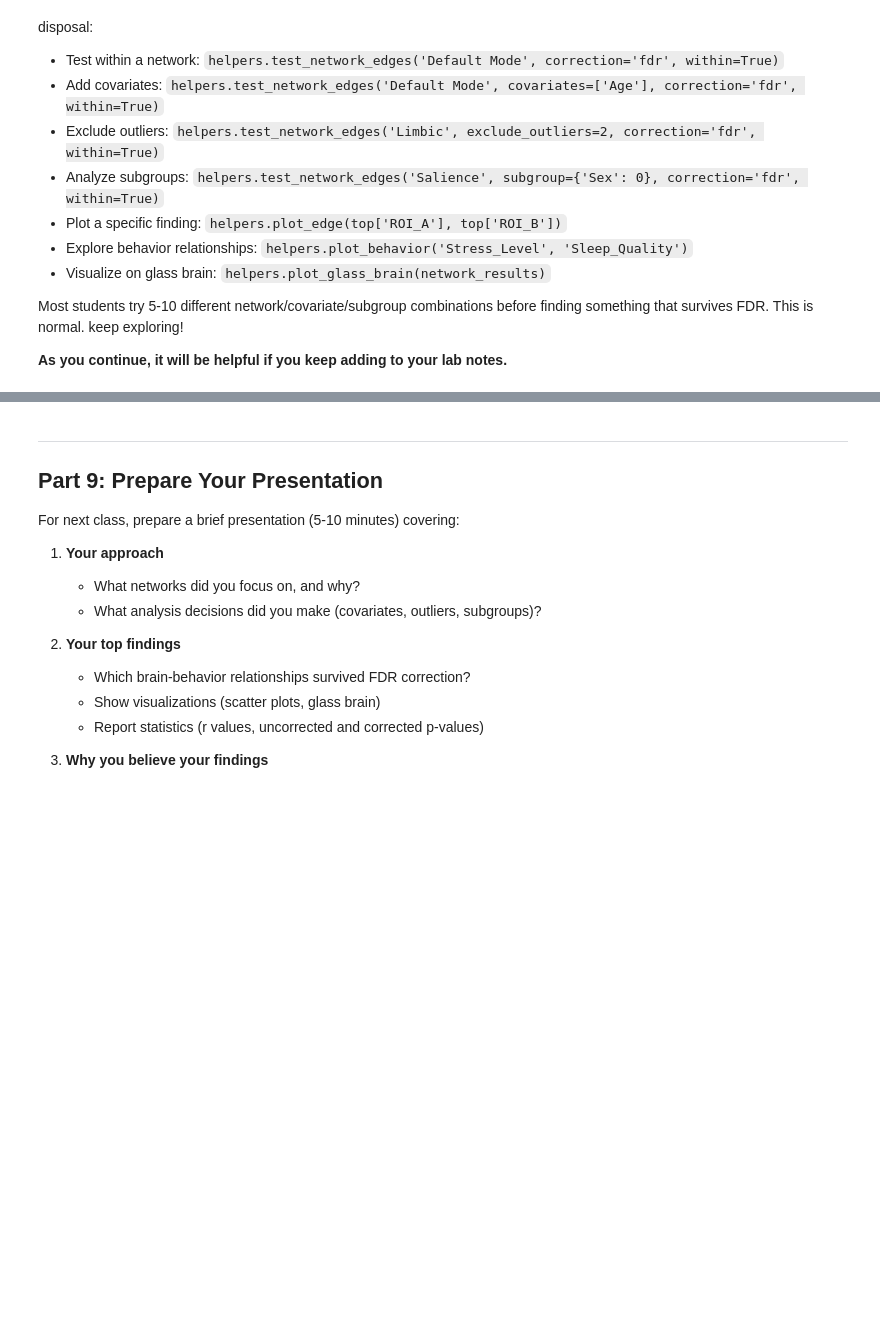
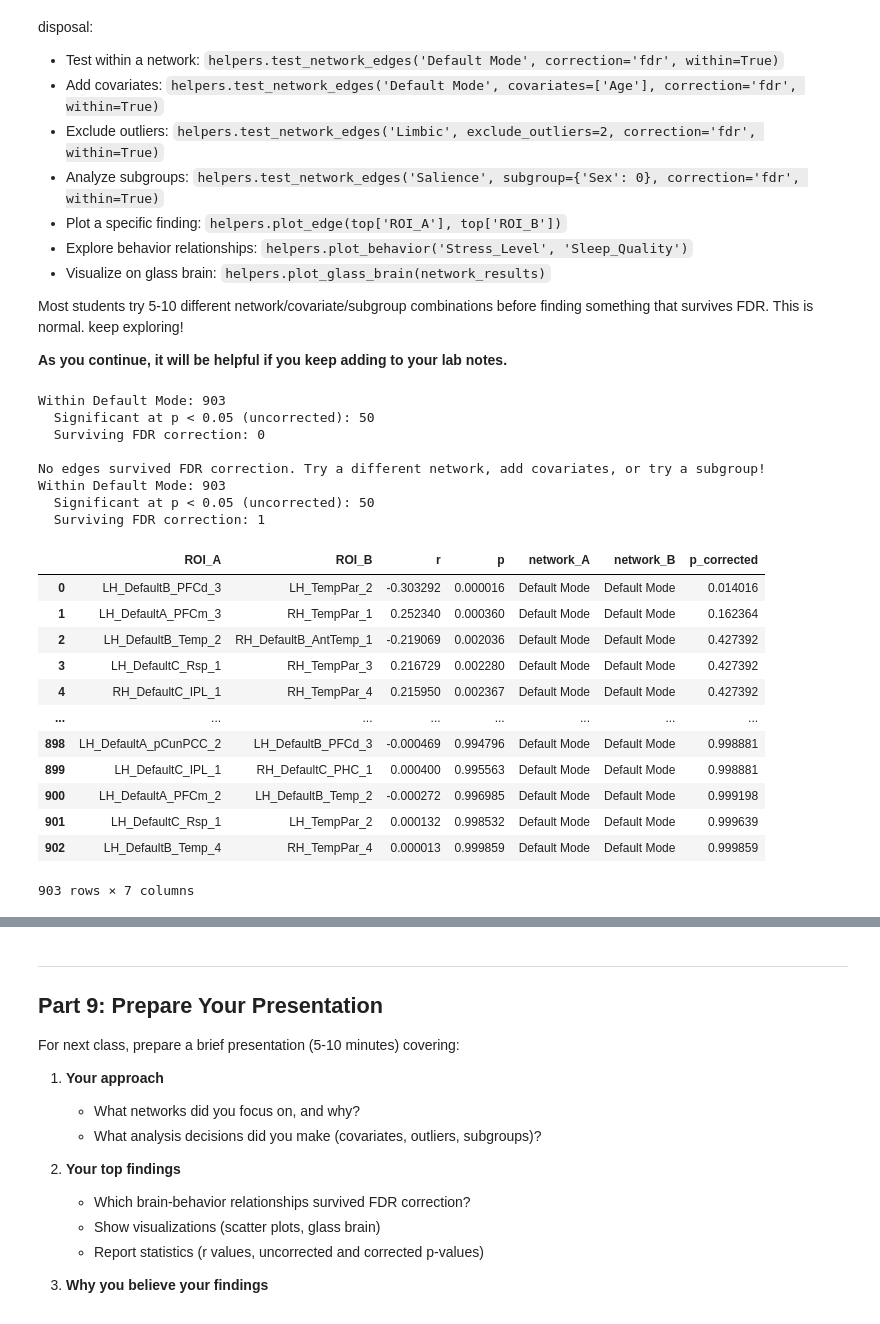
Before and after one commit to cmahlen/python-stats-demo, a Jupyter notebook: Repro_Lab_Exploratory.ipynb, the cells around one changed output, grey strips where cells are left out. Cells and saved outputs as stored; diff of their text form; code cells hidden in the pictures; blank space fills up the shorter version.

```diff
--- a/Repro_Lab_Exploratory.ipynb
+++ b/Repro_Lab_Exploratory.ipynb
@@ -556,21 +797,43 @@ Most students try 5-10 different network/covariate/subgroup combinations before
 # %%
 # Try testing WITHIN a specific network with FDR correction:
 network_results = helpers.test_network_edges('Default Mode', correction='fdr', within=True)
 
 # Show any FDR-corrected significant edges
 fdr_sig = network_results[network_results['p_corrected'] < 0.05]
 if len(fdr_sig) > 0:
     print(f"\n{len(fdr_sig)} edges survived FDR correction!")
     print(fdr_sig[['ROI_A', 'ROI_B', 'r', 'p', 'p_corrected']].to_string())
 else:
     print("\nNo edges survived FDR correction. Try a different network, add covariates, or try a subgroup!")
 
 network_results.head()
 
 # Try other networks or add refinements:
-# helpers.test_network_edges('Salience', correction='fdr', within=True)
+helpers.test_network_edges('Default', correction='fdr', within=True, exclude_outliers=2)
 # helpers.test_network_edges('Subcortical', correction='fdr', within=True)
 # helpers.test_network_edges('Frontoparietal', covariates=['Age'], correction='fdr', within=True)
+# %% [output]
+Within Default Mode: 903
+  Significant at p < 0.05 (uncorrected): 50
+  Surviving FDR correction: 0
+
+No edges survived FDR correction. Try a different network, add covariates, or try a subgroup!
+Within Default Mode: 903
+  Significant at p < 0.05 (uncorrected): 50
+  Surviving FDR correction: 1
+|  | ROI_A | ROI_B | r | p | network_A | network_B | p_corrected |
+| 0 | LH_DefaultB_PFCd_3 | LH_TempPar_2 | -0.303292 | 0.000016 | Default Mode | Default Mode | 0.014016 |
+| 1 | LH_DefaultA_PFCm_3 | RH_TempPar_1 | 0.252340 | 0.000360 | Default Mode | Default Mode | 0.162364 |
+| 2 | LH_DefaultB_Temp_2 | RH_DefaultB_AntTemp_1 | -0.219069 | 0.002036 | Default Mode | Default Mode | 0.427392 |
+| 3 | LH_DefaultC_Rsp_1 | RH_TempPar_3 | 0.216729 | 0.002280 | Default Mode | Default Mode | 0.427392 |
+| 4 | RH_DefaultC_IPL_1 | RH_TempPar_4 | 0.215950 | 0.002367 | Default Mode | Default Mode | 0.427392 |
+| ... | ... | ... | ... | ... | ... | ... | ... |
+| 898 | LH_DefaultA_pCunPCC_2 | LH_DefaultB_PFCd_3 | -0.000469 | 0.994796 | Default Mode | Default Mode | 0.998881 |
+| 899 | LH_DefaultC_IPL_1 | RH_DefaultC_PHC_1 | 0.000400 | 0.995563 | Default Mode | Default Mode | 0.998881 |
+| 900 | LH_DefaultA_PFCm_2 | LH_DefaultB_Temp_2 | -0.000272 | 0.996985 | Default Mode | Default Mode | 0.999198 |
+| 901 | LH_DefaultC_Rsp_1 | LH_TempPar_2 | 0.000132 | 0.998532 | Default Mode | Default Mode | 0.999639 |
+| 902 | LH_DefaultB_Temp_4 | RH_TempPar_4 | 0.000013 | 0.999859 | Default Mode | Default Mode | 0.999859 |
+903 rows × 7 columns
 # %%
 # Your exploration here
 # %%
```
Also changed, not shown: parts of 42 cells of this notebook, 6 other files.
